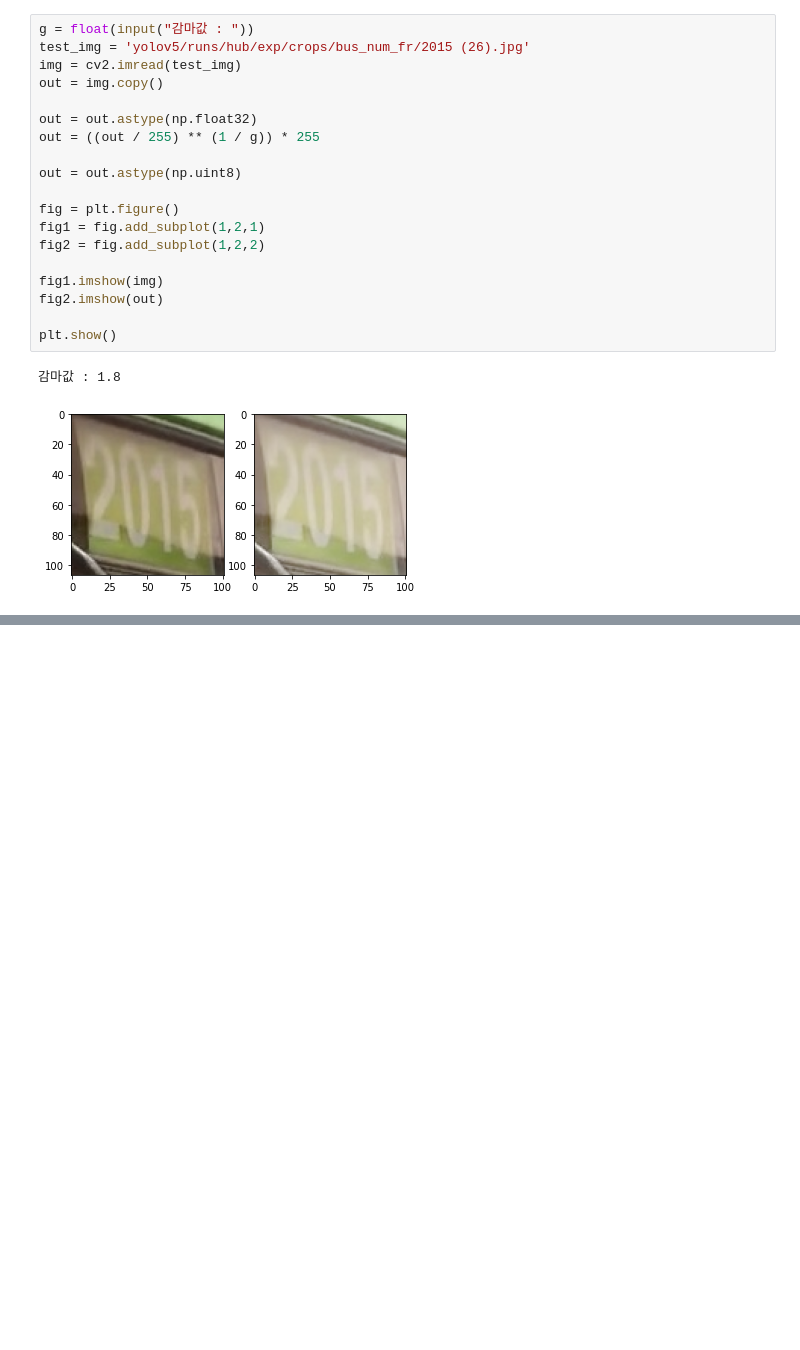
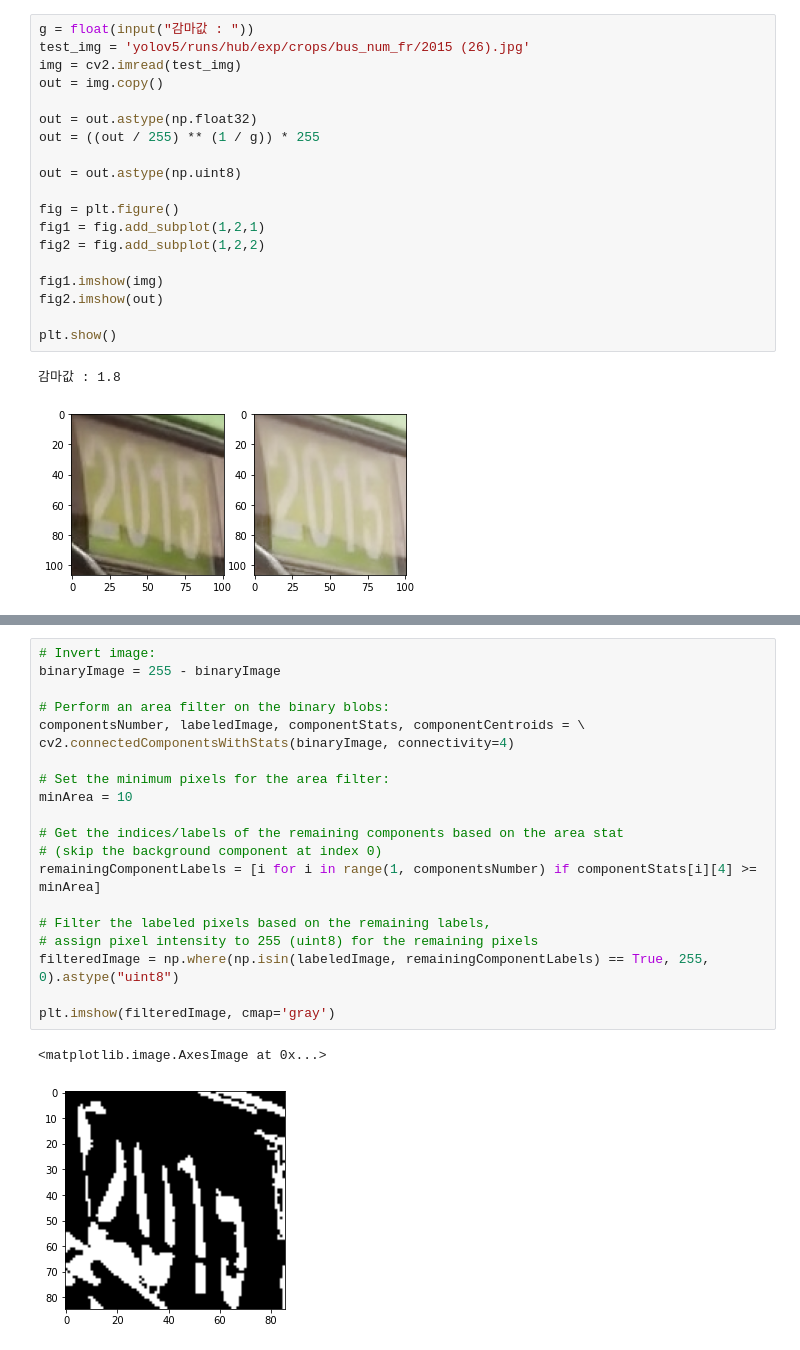
Before and after one commit to Eyes-On/AI, a Jupyter notebook: OCR/Image filter test.ipynb, the cells around one changed output, grey strips where cells are left out. Cells and saved outputs as stored; diff of their text form; blank space fills up the shorter version.

```diff
--- a/OCR/Image filter test.ipynb
+++ b/OCR/Image filter test.ipynb
@@ -483,0 +542,23 @@ plt.show()
+# %%
+# Invert image:
+binaryImage = 255 - binaryImage
+
+# Perform an area filter on the binary blobs:
+componentsNumber, labeledImage, componentStats, componentCentroids = \
+cv2.connectedComponentsWithStats(binaryImage, connectivity=4)
+
+# Set the minimum pixels for the area filter:
+minArea = 10
+
+# Get the indices/labels of the remaining components based on the area stat
+# (skip the background component at index 0)
+remainingComponentLabels = [i for i in range(1, componentsNumber) if componentStats[i][4] >= minArea]
+
+# Filter the labeled pixels based on the remaining labels,
+# assign pixel intensity to 255 (uint8) for the remaining pixels
+filteredImage = np.where(np.isin(labeledImage, remainingComponentLabels) == True, 255, 0).astype("uint8")
+
+plt.imshow(filteredImage, cmap='gray')
+# %% [output]
+<matplotlib.image.AxesImage at 0x...>
+[figure, added]
```
Also changed, not shown: parts of 5 cells of this notebook.
